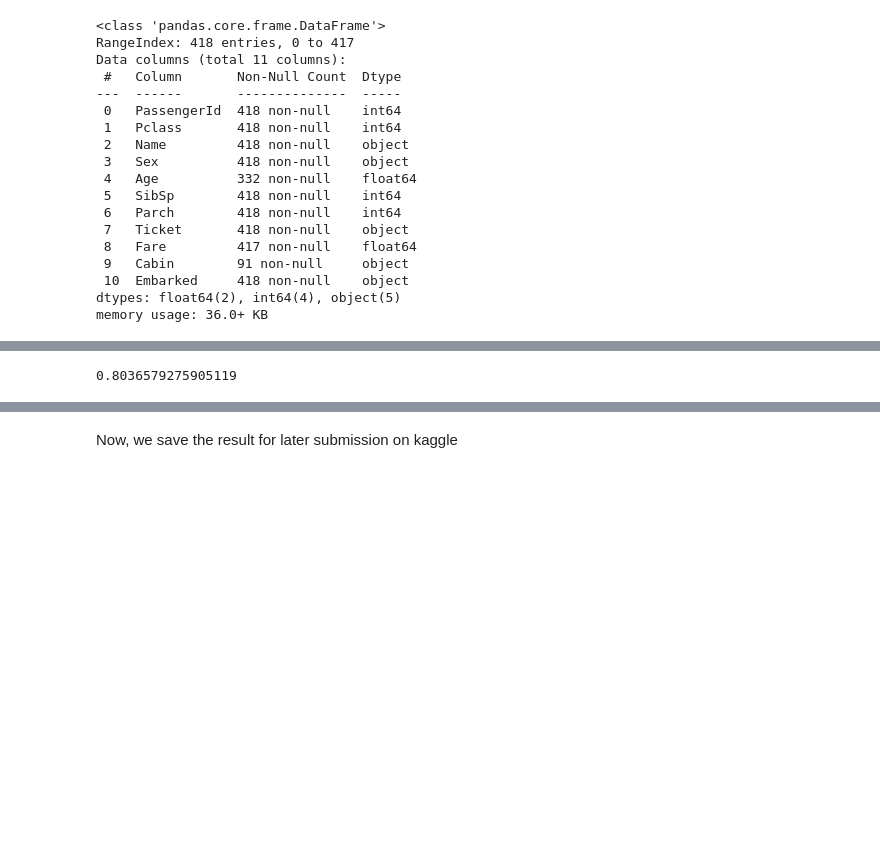
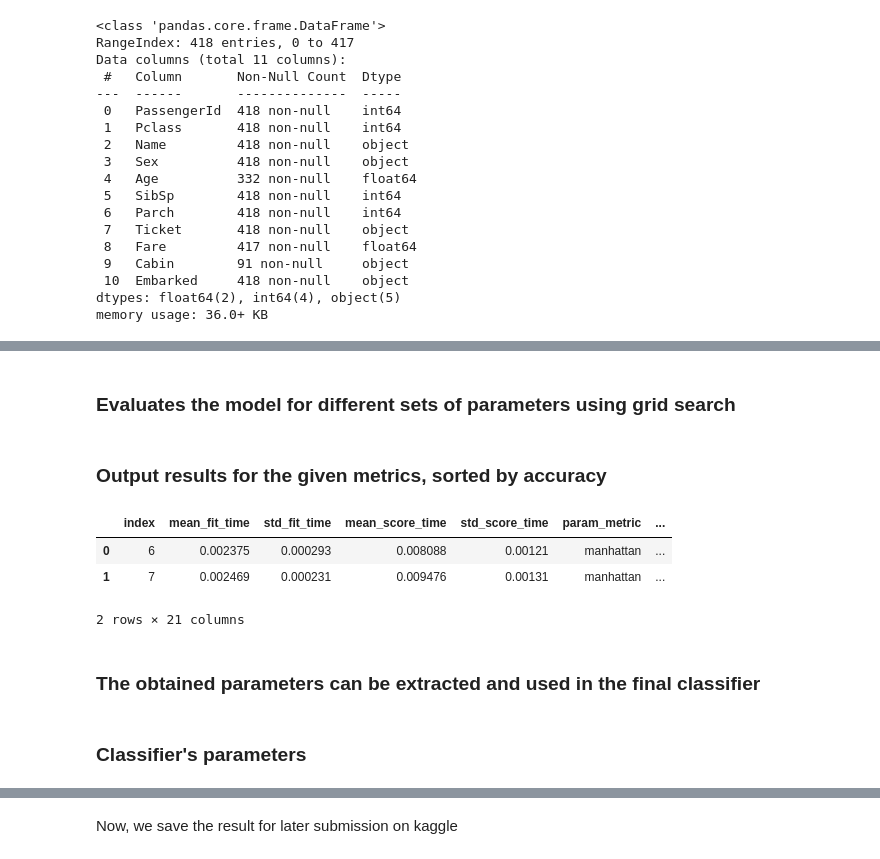
Before and after one commit to Euronym/computational_intelligence_2022, a Jupyter notebook: titanic/titanic.ipynb, the cells around one changed output, grey strips where cells are left out. Saved outputs shown, nothing was run; the diff lists cells and outputs as text; code cells hidden in the pictures; blank space fills up the shorter version.

Commit message:
add grid search

```diff
--- a/titanic/titanic.ipynb
+++ b/titanic/titanic.ipynb
@@ -137,7 +137,7 @@ age_imputer = SimpleImputer(missing_values=np.nan, strategy='mean')
 # One hot encoder is needed to work with categorical features.
 encoder = OneHotEncoder(sparse=False, handle_unknown='ignore')
 # Now, we instatiate the classifier.
-classifier = KNeighborsClassifier(n_neighbors=3)
+classifier = KNeighborsClassifier()
 # There are actually two categorical columns, but we're avoiding
 # redudancy as it'll be seen later
 categorical_columns = ['Sex']
@@ -171,5 +171,3 @@ ct = ColumnTransformer([
     ('encoder', encoder, categorical_columns),
     ('normalization', scaler, numerical_columns)]
 )
-# performs columnTransformer and then feeds the data to the classifier
-pipeline = Pipeline([('transformer', ct), ('classification', classifier)])
@@ -180,5 +174,26 @@ cross_val_results = cross_validate(pipeline, X, y, cv=10)
-# %%
-# Gets the mean of each iteration of the Kfold method
-cross_val_results['test_score'].mean()
-# %% [output]
-0.8036579275905119
+# %% [markdown]
+### Evaluates the model for different sets of parameters using grid search
+# %%
+# parameters to be tested
+knn_parameters = {'n_neighbors': [1, 3, 5, 9, 11], 'metric': ('euclidean', 'manhattan', 'minkowski')}
+# grid search function
+grid_clf = GridSearchCV(classifier, knn_parameters, cv=10, n_jobs=-1, refit=True)
+
+grid_pipe = Pipeline([('transformer', ct), ('grid', grid_clf)])
+
+_ = grid_pipe.fit(X,y)
+# %% [markdown]
+### Output results for the given metrics, sorted by accuracy
+# %%
+results_df = pd.DataFrame(grid_clf.cv_results_)
+
+results_df = results_df.sort_values('mean_test_score', ascending=False).reset_index()
+
+results_df.head(2)
+# %% [output]
+|  | index | mean_fit_time | std_fit_time | mean_score_time | std_score_time | param_metric | ... |
+| 0 | 6 | 0.002375 | 0.000293 | 0.008088 | 0.00121 | manhattan | ... |
+| 1 | 7 | 0.002469 | 0.000231 | 0.009476 | 0.00131 | manhattan | ... |
+2 rows × 21 columns
+# %% [markdown]
+### The obtained parameters can be extracted and used in the final classifier
@@ -184,0 +203,2 @@ cross_val_results['test_score'].mean()
+# %% [markdown]
+### Classifier's parameters
```
Also changed, not shown: parts of 11 cells of this notebook.
